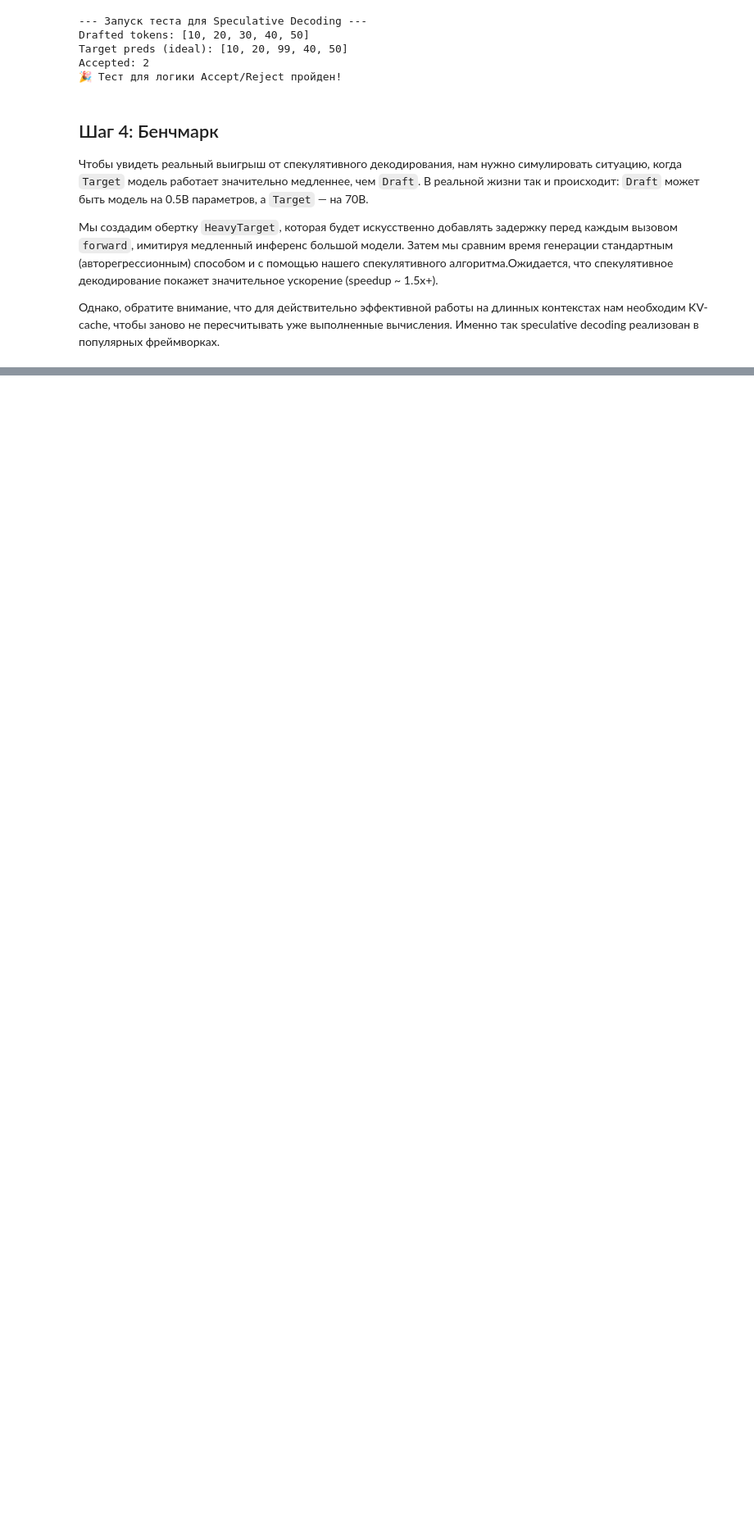
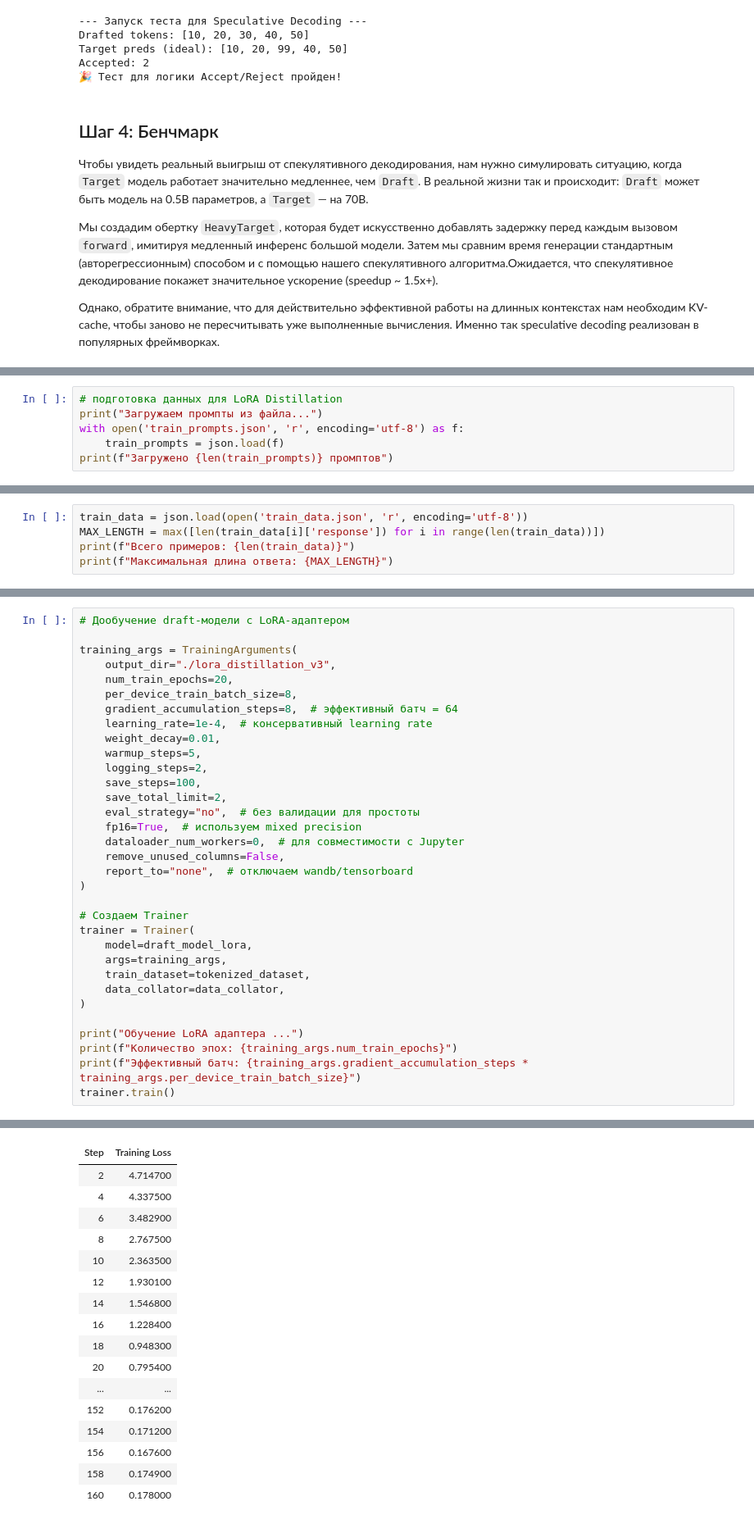
Before and after one commit to psaw/NLP-course, a Jupyter notebook: 10.Engineering_tricks/homework/NLP-2_hw_1.ipynb, the cells around one changed output, grey strips where cells are left out. Shown: that part at 82% size. Saved outputs shown, nothing was run; the diff lists cells and outputs as text; blank space fills up the shorter version.

```diff
--- a/10.Engineering_tricks/homework/NLP-2_hw_1.ipynb
+++ b/10.Engineering_tricks/homework/NLP-2_hw_1.ipynb
@@ -887,0 +1105,6 @@ Running Benchmark...
+# %%
+# подготовка данных для LoRA Distillation
+print("Загружаем промпты из файла...")
+with open('train_prompts.json', 'r', encoding='utf-8') as f:
+    train_prompts = json.load(f)
+print(f"Загружено {len(train_prompts)} промптов")
@@ -887,0 +1170,5 @@ Running Benchmark...
+# %%
+train_data = json.load(open('train_data.json', 'r', encoding='utf-8'))
+MAX_LENGTH = max([len(train_data[i]['response']) for i in range(len(train_data))])
+print(f"Всего примеров: {len(train_data)}")
+print(f"Максимальная длина ответа: {MAX_LENGTH}")
@@ -887,0 +1279,34 @@ Running Benchmark...
+# %%
+# Дообучение draft-модели с LoRA-адаптером
+
+training_args = TrainingArguments(
+    output_dir="./lora_distillation_v3",
+    num_train_epochs=20,
+    per_device_train_batch_size=8,
+    gradient_accumulation_steps=8,  # эффективный батч = 64
+    learning_rate=1e-4,  # консервативный learning rate
+    weight_decay=0.01,
+    warmup_steps=5,
+    logging_steps=2,
+    save_steps=100,
+    save_total_limit=2,
+    eval_strategy="no",  # без валидации для простоты
+    fp16=True,  # используем mixed precision
+    dataloader_num_workers=0,  # для совместимости с Jupyter
+    remove_unused_columns=False,
+    report_to="none",  # отключаем wandb/tensorboard
+)
+
+# Создаем Trainer
+trainer = Trainer(
+    model=draft_model_lora,
+    args=training_args,
+    train_dataset=tokenized_dataset,
+    data_collator=data_collator,
+)
+
+print("Обучение LoRA адаптера ...")
+print(f"Количество эпох: {training_args.num_train_epochs}")
+print(f"Эффективный батч: {training_args.gradient_accumulation_steps * training_args.per_device_train_batch_size}")
+trainer.train()
+# %% [output]
@@ -887,0 +1317,17 @@ Running Benchmark...
+| Step | Training Loss |
+| 2 | 4.714700 |
+| 4 | 4.337500 |
+| 6 | 3.482900 |
+| 8 | 2.767500 |
+| 10 | 2.363500 |
+| 12 | 1.930100 |
+| 14 | 1.546800 |
+| 16 | 1.228400 |
+| 18 | 0.948300 |
+| 20 | 0.795400 |
+| ... | ... |
+| 152 | 0.176200 |
+| 154 | 0.171200 |
+| 156 | 0.167600 |
+| 158 | 0.174900 |
+| 160 | 0.178000 |
```
Also changed, not shown: parts of 44 cells of this notebook, 3 other files.
